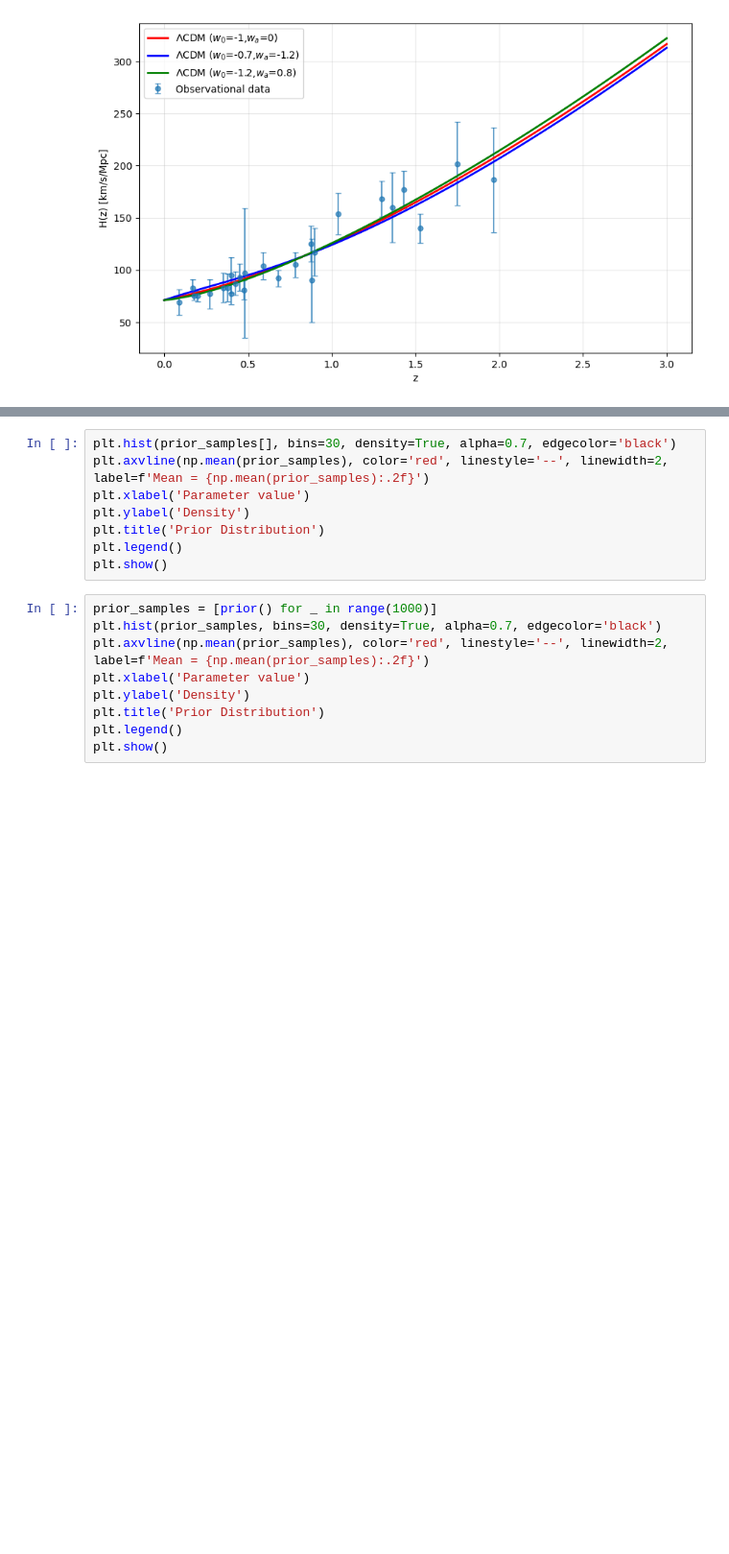
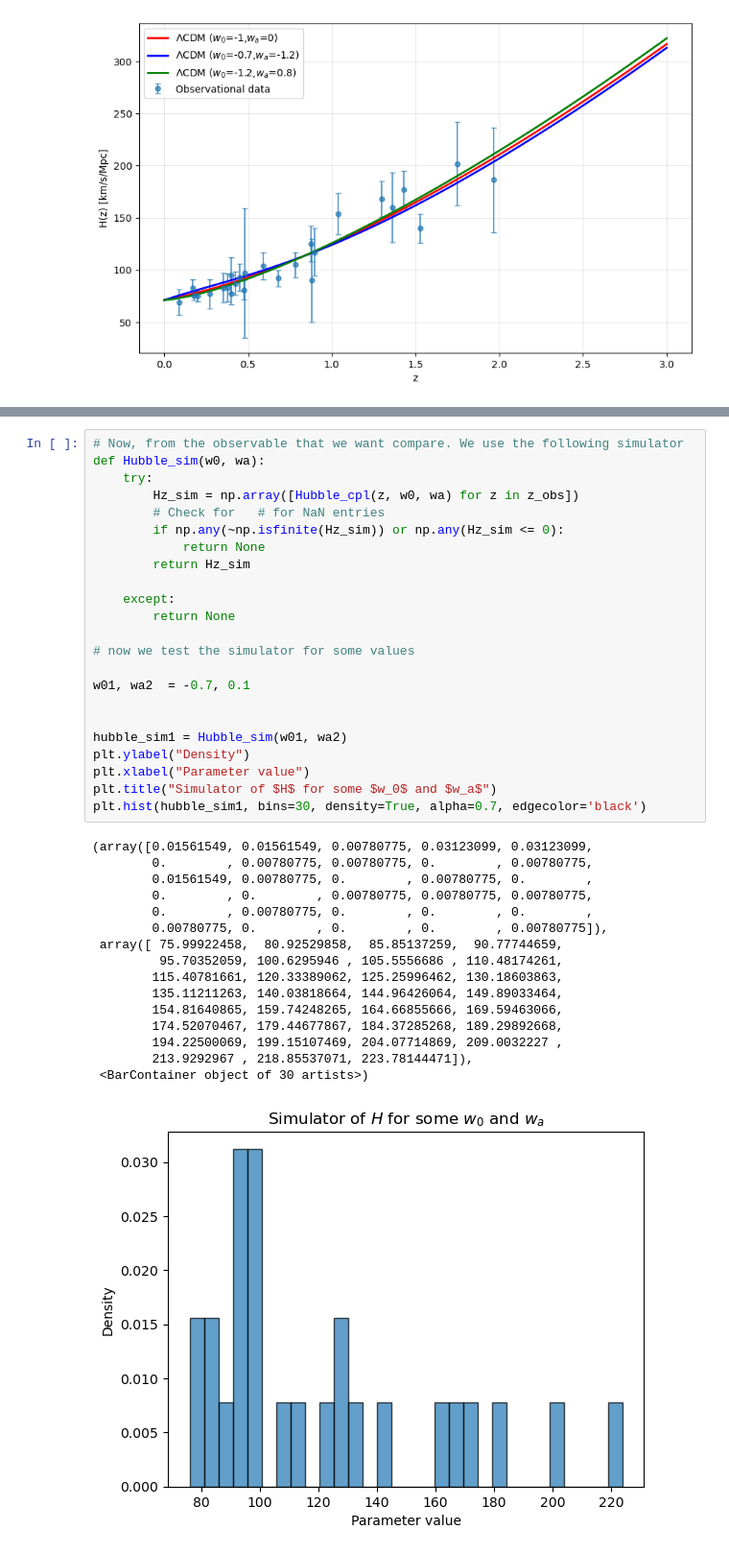
Before and after one commit to mazapataa/sbi-basic, a Jupyter notebook: tutorial_1.ipynb, the cells around one changed output, grey strips where cells are left out. Shown at 96% size. Drawn from its saved outputs; the diff is of its cells as text; blank space fills up the shorter version.

```diff
--- a/tutorial_1.ipynb
+++ b/tutorial_1.ipynb
@@ -412,17 +353,40 @@ plt.show()
-# %%
-plt.hist(prior_samples[], bins=30, density=True, alpha=0.7, edgecolor='black')
-plt.axvline(np.mean(prior_samples), color='red', linestyle='--', linewidth=2, label=f'Mean = {np.mean(prior_samples):.2f}')
-plt.xlabel('Parameter value')
-plt.ylabel('Density')
-plt.title('Prior Distribution')
-plt.legend()
-plt.show()
-# %%
-prior_samples = [prior() for _ in range(1000)]
-plt.hist(prior_samples, bins=30, density=True, alpha=0.7, edgecolor='black')
-plt.axvline(np.mean(prior_samples), color='red', linestyle='--', linewidth=2, label=f'Mean = {np.mean(prior_samples):.2f}')
-plt.xlabel('Parameter value')
-plt.ylabel('Density')
-plt.title('Prior Distribution')
-plt.legend()
-plt.show()
+# %%
+# Now, from the observable that we want compare. We use the following simulator
+def Hubble_sim(w0, wa):
+    try:
+        Hz_sim = np.array([Hubble_cpl(z, w0, wa) for z in z_obs])
+        # Check for   # for NaN entries
+        if np.any(~np.isfinite(Hz_sim)) or np.any(Hz_sim <= 0):
+            return None
+        return Hz_sim
+
+    except:
+        return None
+
+# now we test the simulator for some values
+
+w01, wa2  = -0.7, 0.1
+
+
+hubble_sim1 = Hubble_sim(w01, wa2)
+plt.ylabel("Density")
+plt.xlabel("Parameter value")
+plt.title("Simulator of $H$ for some $w_0$ and $w_a$")
+plt.hist(hubble_sim1, bins=30, density=True, alpha=0.7, edgecolor='black')
+# %% [output]
+(array([0.01561549, 0.01561549, 0.00780775, 0.03123099, 0.03123099,
+        0.        , 0.00780775, 0.00780775, 0.        , 0.00780775,
+        0.01561549, 0.00780775, 0.        , 0.00780775, 0.        ,
+        0.        , 0.        , 0.00780775, 0.00780775, 0.00780775,
+        0.        , 0.00780775, 0.        , 0.        , 0.        ,
+        0.00780775, 0.        , 0.        , 0.        , 0.00780775]),
+ array([ 75.99922458,  80.92529858,  85.85137259,  90.77744659,
+         95.70352059, 100.6295946 , 105.5556686 , 110.48174261,
+        115.40781661, 120.33389062, 125.25996462, 130.18603863,
+        135.11211263, 140.03818664, 144.96426064, 149.89033464,
+        154.81640865, 159.74248265, 164.66855666, 169.59463066,
+        174.52070467, 179.44677867, 184.37285268, 189.29892668,
+        194.22500069, 199.15107469, 204.07714869, 209.0032227 ,
+        213.9292967 , 218.85537071, 223.78144471]),
+ <BarContainer object of 30 artists>)
+[figure, added]
```
Also changed, not shown: parts of 16 cells of this notebook.
